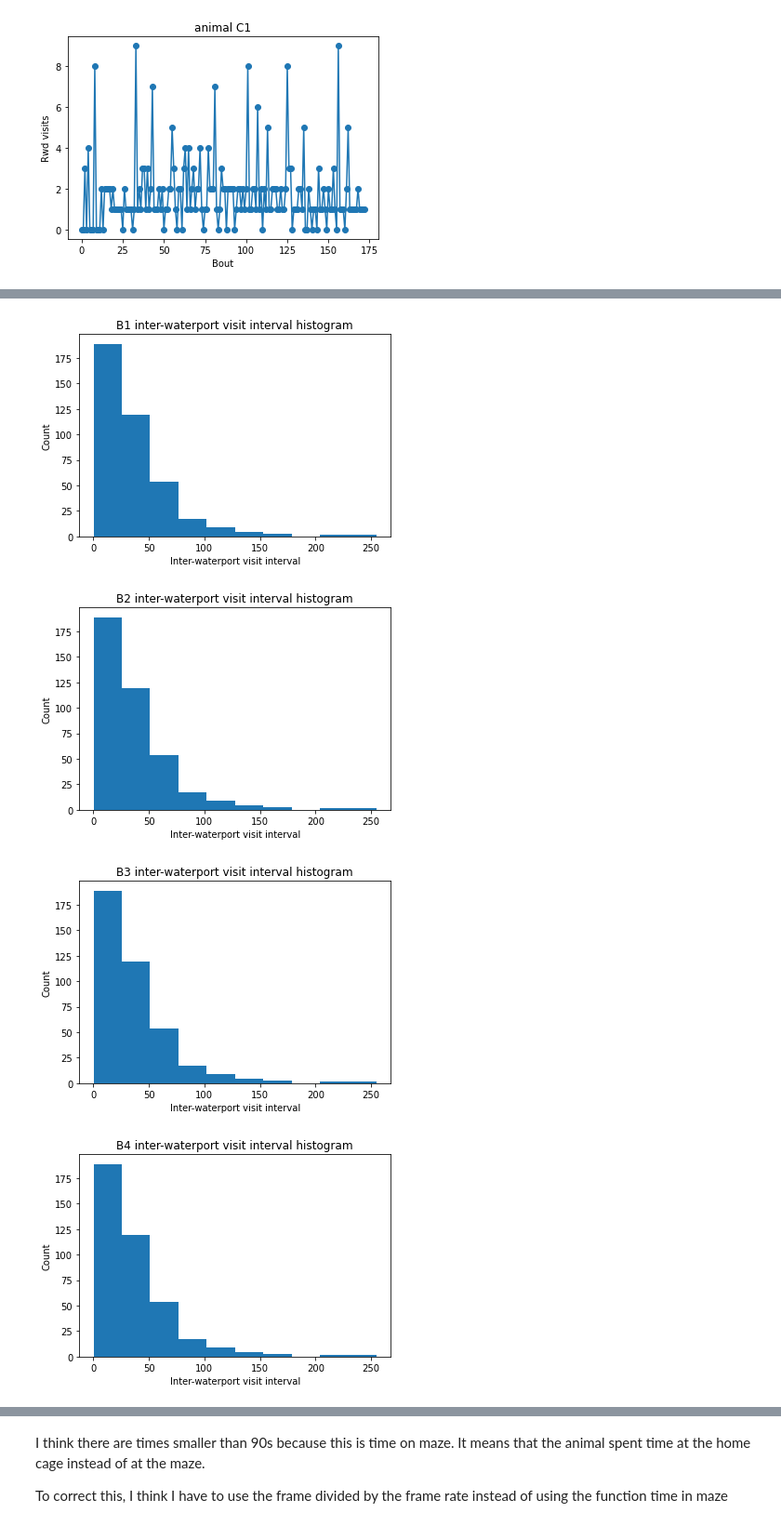
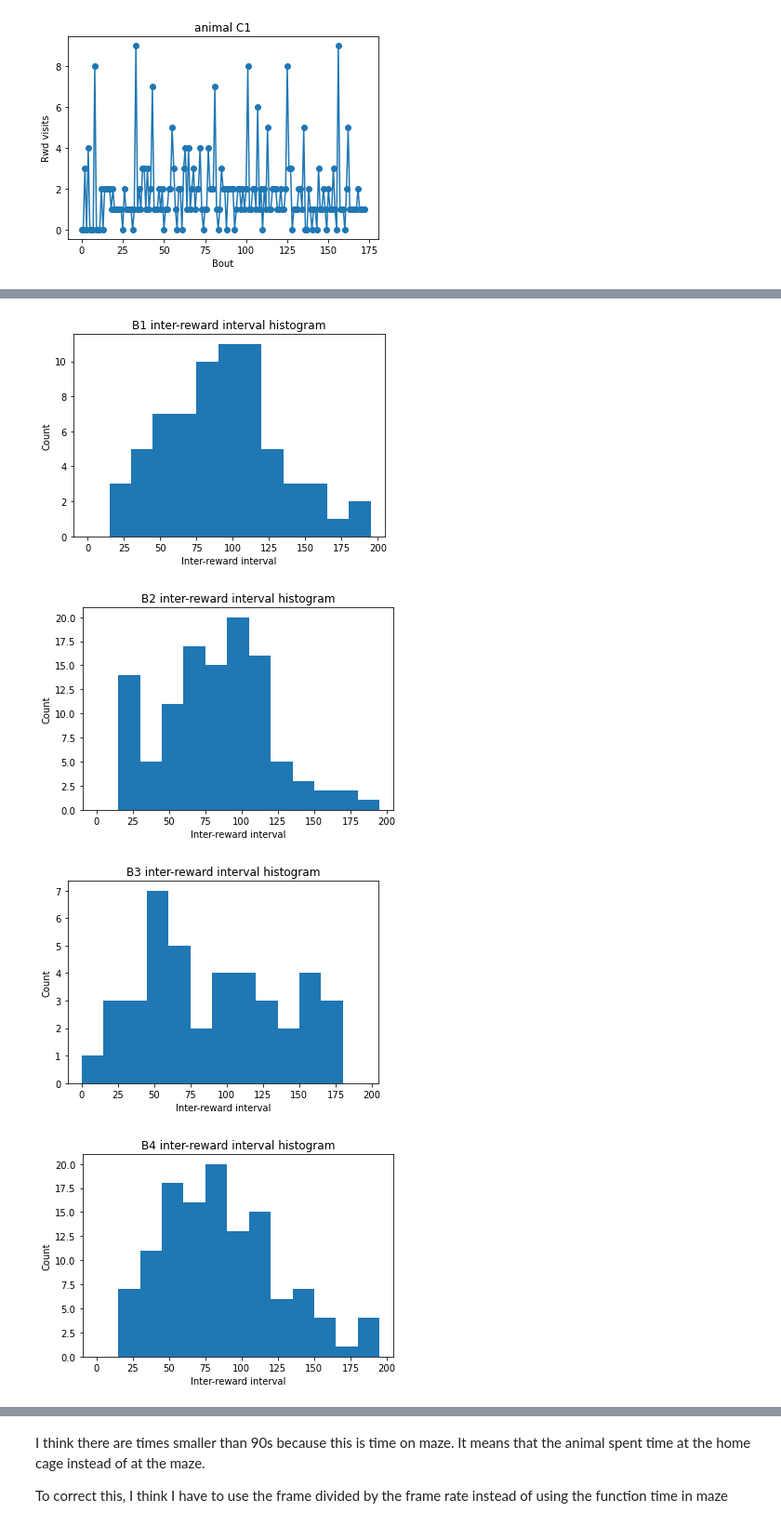
Before and after one commit to umeshksingla/MouseMazeHierRL, a Jupyter notebook: figure inter-(reward or path to water) intervals.ipynb, the cells around one changed output, grey strips where cells are left out. Shown at 93% size. Saved outputs shown, nothing was run; the diff lists cells and outputs as text; code cells hidden in the pictures.

Commit message:
Add histogram of waterport visit intervals (the previous commit was actually inter-reward interval)

```diff
--- a/figure inter-(reward or path to water) intervals.ipynb
+++ b/figure inter-(reward or path to water) intervals.ipynb
@@ -173,15 +208,24 @@ Text(0.5, 0, 'Bout')
 # %%
-n_bouts = len(tf.no)
+for nickname in RewNames:
+# for nickname in AllNames:  # there is some error, gotta check later
+    tf=LoadTraj(nickname+'-tf')
 
-frs_to_waterport_visits = []
-for bout in range(n_bouts):
-    bout_init_fr = tf.fr[bout,0]
-    rwd_node_visits = tf.no[bout][tf.no[bout][:,0]==rwd_node]
-    if len(rwd_node_visits)>0:
-        frs_to_waterport_visits.append(bout_init_fr + rwd_node_visits[:,1])
+    # calculate waterport visits
+    frs_to_waterport_visits = []
+    for bout in range(n_bouts):
+        bout_init_fr = tf.fr[bout,0]
+        rwd_node_visits = tf.no[bout][tf.no[bout][:,0]==rwd_node]
+        if len(rwd_node_visits)>0:
+            frs_to_waterport_visits.append(bout_init_fr + rwd_node_visits[:,1])
 
-frs_to_waterport_visits = np.concatenate(frs_to_waterport_visits)
-frs_to_waterport_visits
+    frs_to_waterport_visits = np.concatenate(frs_to_waterport_visits)
+    frs_to_waterport_visits
 
-times_to_waterport_visits = np.array([TimeInMaze(frame_to_waterport_visit,tf)
-                                         for frame_to_waterport_visit in frs_to_waterport_visits])
+    times_to_waterport_visits = np.array([TimeInMaze(frame_to_waterport_visit,tf)
+                                             for frame_to_waterport_visit in frs_to_waterport_visits])
+
+    plt.figure()
+    plt.hist(times_to_waterport_visits[1:]-times_to_waterport_visits[:-1], bins=arange(0,200, 15))
+    plt.title("%s inter-waterport visit interval histogram" % nickname)
+    plt.xlabel('Inter-waterport visit interval')
+    plt.ylabel('Count')
@@ -188,15 +245,16 @@ times_to_waterport_visits = np.array([TimeInMaze(frame_to_waterport_visit,tf)
 # %%
 for nickname in RewNames:
 # for nickname in AllNames:  # there is some error, gotta check later
     tf=LoadTraj(nickname+'-tf')
-
+    frames_to_rwd = np.array([init_fr_rwd[0]+tf.fr[bout_idx,0] for bout_idx, frs_rwd in enumerate(tf.re) for init_fr_rwd in frs_rwd])
+    times_to_rwd = np.array([TimeInMaze(frame_to_rwd,tf) for frame_to_rwd in frames_to_rwd])
     plt.figure()
-    plt.hist(times_to_waterport_visits[1:]-times_to_waterport_visits[:-1])
-    plt.title("%s inter-waterport visit interval histogram" % nickname)
-    plt.xlabel('Inter-waterport visit interval')
+    plt.hist(times_to_rwd[1:]-times_to_rwd[:-1], bins=arange(0,200, 15))
+    plt.title("%s inter-reward interval histogram" % nickname)
+    plt.xlabel('Inter-reward interval')
     plt.ylabel('Count')
 # %% [output]
-[figure, old version]
+[figure, new version]
-[figure, old version]
+[figure, new version]
-[figure, old version]
+[figure, new version]
-[figure, old version]
+[figure, new version]
```
Also changed, not shown: parts of 12 cells of this notebook.
